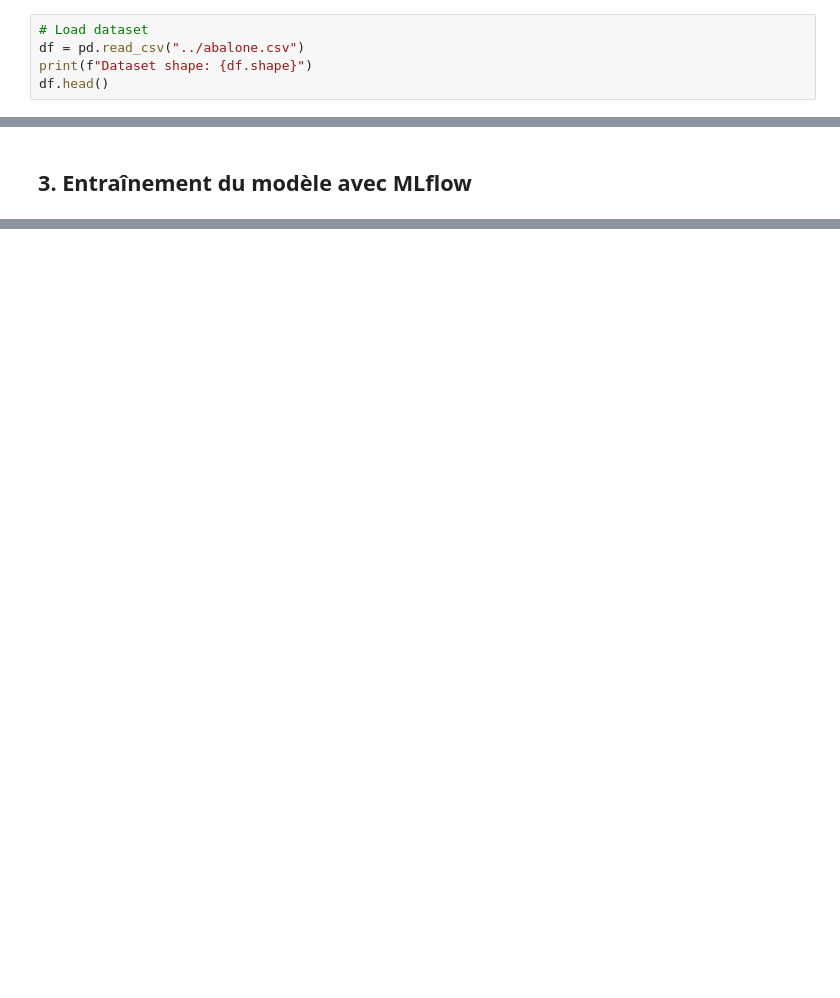
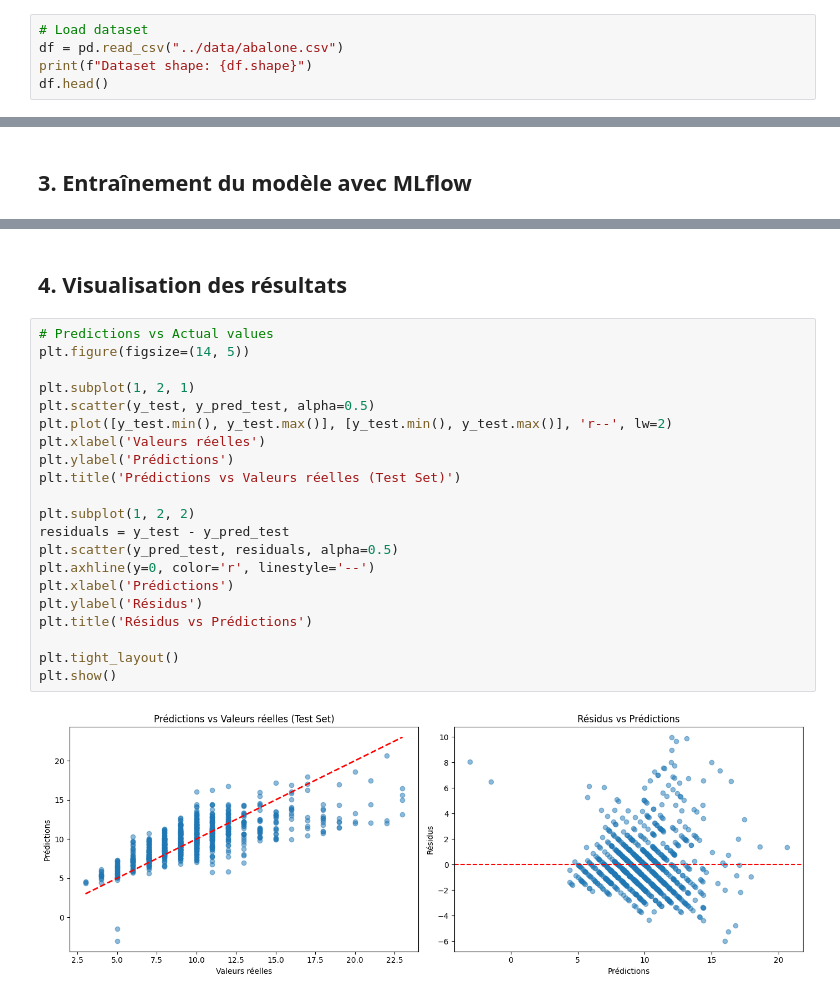
Before and after one commit to louis-leibo/xhec-mlops-2025-project, a Jupyter notebook: notebooks/modelling.ipynb, the cells around one changed output, grey strips where cells are left out. Drawn from its saved outputs; the diff is of its cells as text; blank space fills up the shorter version.

```diff
--- a/notebooks/modelling.ipynb
+++ b/notebooks/modelling.ipynb
@@ -27,6 +29,6 @@ mlflow.set_experiment("abalone-age-prediction")
 ## 1. Chargement des données
 # %%
 # Load dataset
-df = pd.read_csv("../abalone.csv")
+df = pd.read_csv("../data/abalone.csv")
 print(f"Dataset shape: {df.shape}")
 df.head()
@@ -99,0 +129,25 @@ with mlflow.start_run(run_name="linear_regression_baseline"):
+# %% [markdown]
+## 4. Visualisation des résultats
+# %%
+# Predictions vs Actual values
+plt.figure(figsize=(14, 5))
+
+plt.subplot(1, 2, 1)
+plt.scatter(y_test, y_pred_test, alpha=0.5)
+plt.plot([y_test.min(), y_test.max()], [y_test.min(), y_test.max()], 'r--', lw=2)
+plt.xlabel('Valeurs réelles')
+plt.ylabel('Prédictions')
+plt.title('Prédictions vs Valeurs réelles (Test Set)')
+
+plt.subplot(1, 2, 2)
+residuals = y_test - y_pred_test
+plt.scatter(y_pred_test, residuals, alpha=0.5)
+plt.axhline(y=0, color='r', linestyle='--')
+plt.xlabel('Prédictions')
+plt.ylabel('Résidus')
+plt.title('Résidus vs Prédictions')
+
+plt.tight_layout()
+plt.show()
+# %% [output]
+[figure, added]
```
Also changed, not shown: parts of 16 cells of this notebook.
